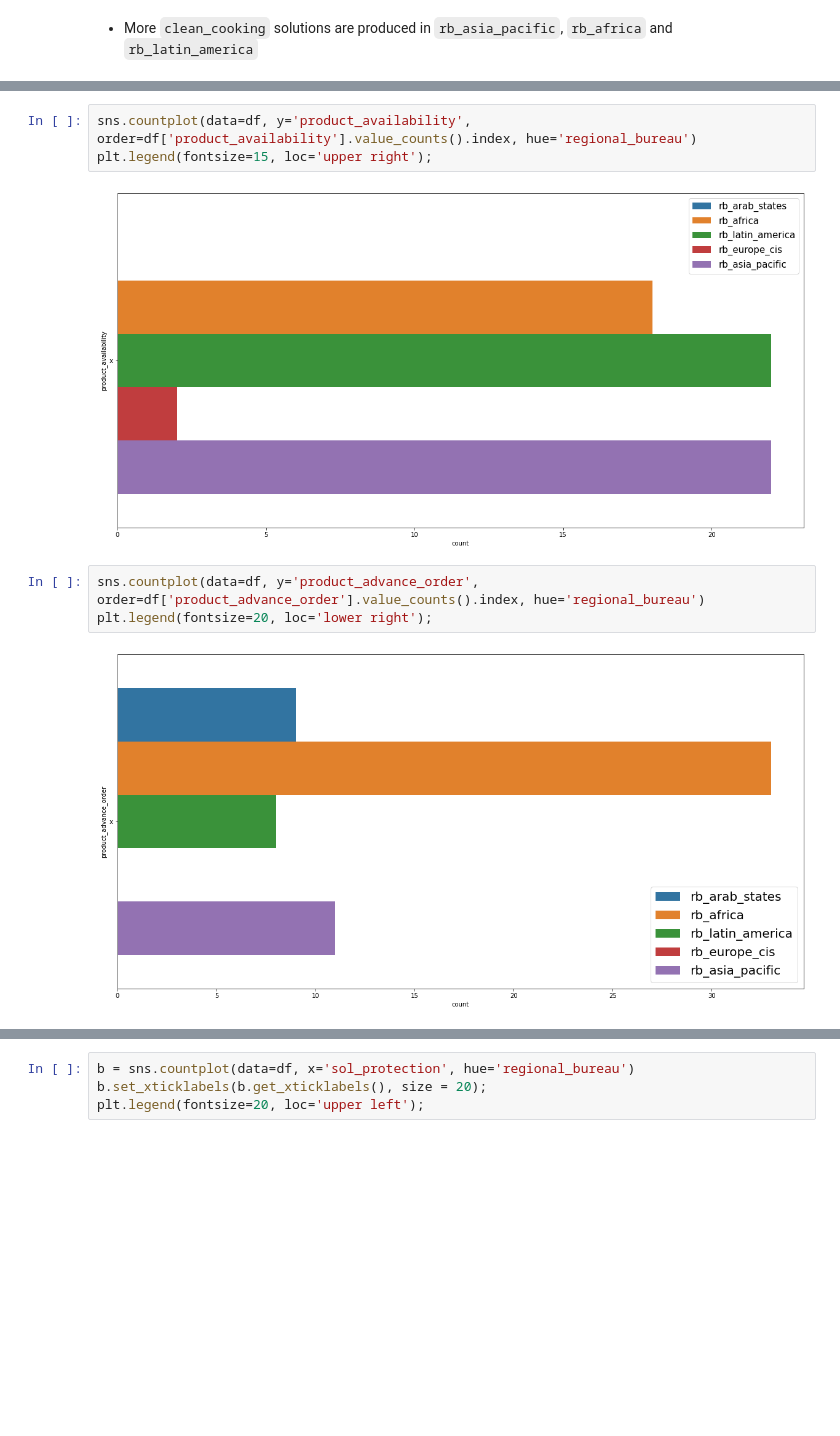
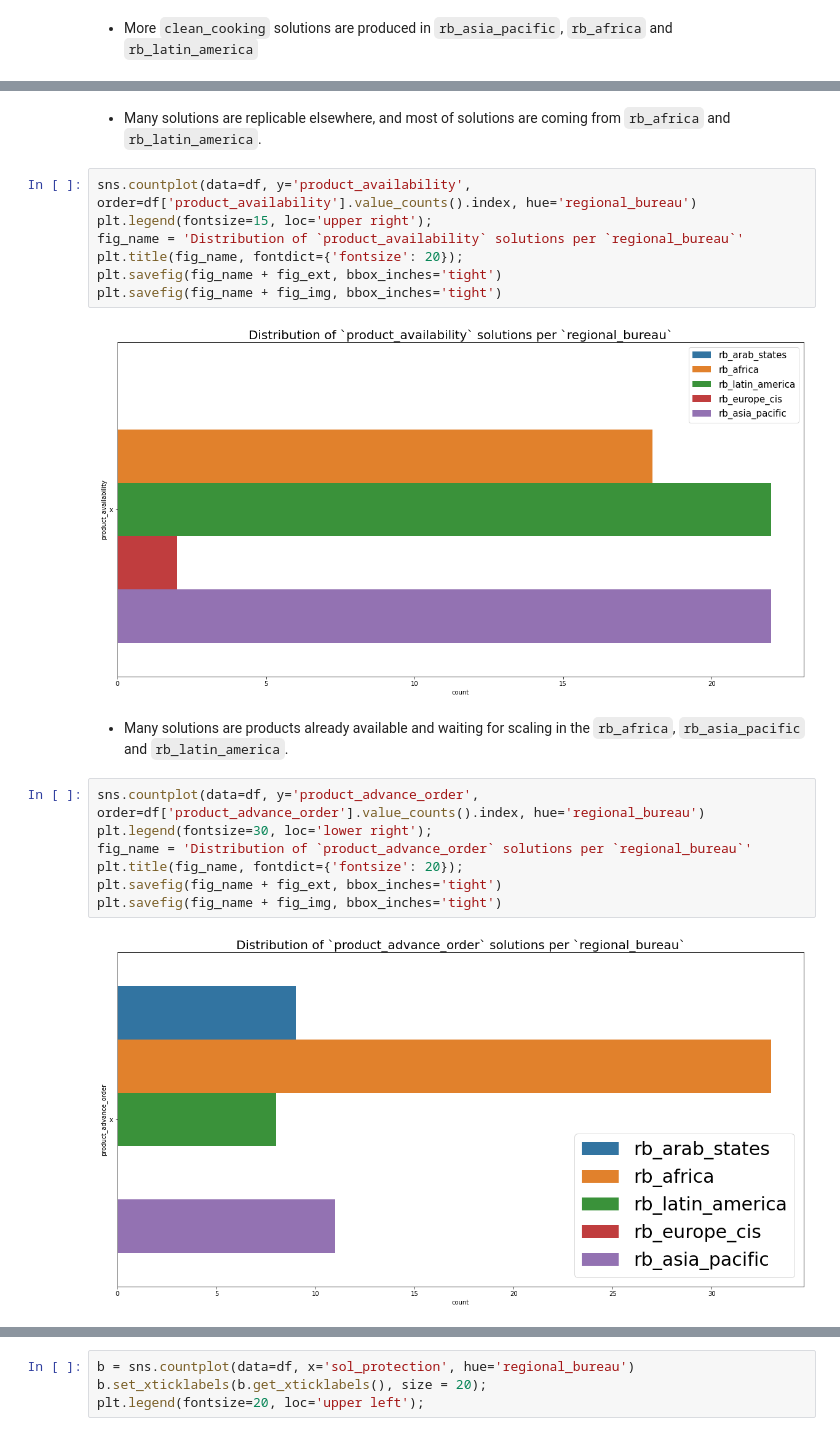
Before and after one commit to temajozias/UNDP-Accelerator-Labs-Network, a Jupyter notebook: UNDP-Accelerator-Labs-Network.ipynb, the cells around one changed output, grey strips where cells are left out. Drawn from its saved outputs; the diff is of its cells as text; blank space fills up the shorter version.

```diff
--- a/UNDP-Accelerator-Labs-Network.ipynb
+++ b/UNDP-Accelerator-Labs-Network.ipynb
@@ -789,10 +793,22 @@ plt.legend(fontsize=20, loc='upper right');
+# %% [markdown]
+- Many solutions are replicable elsewhere, and most of solutions are coming from `rb_africa` and `rb_latin_america`.
 # %%
 sns.countplot(data=df, y='product_availability', order=df['product_availability'].value_counts().index, hue='regional_bureau')
 plt.legend(fontsize=15, loc='upper right');
+fig_name = 'Distribution of `product_availability` solutions per `regional_bureau`'
+plt.title(fig_name, fontdict={'fontsize': 20});
+plt.savefig(fig_name + fig_ext, bbox_inches='tight')
+plt.savefig(fig_name + fig_img, bbox_inches='tight')
 # %% [output]
-[figure, old version]
+[figure, new version]
+# %% [markdown]
+- Many solutions are products already available and waiting for scaling in the `rb_africa`, `rb_asia_pacific` and `rb_latin_america`.
 # %%
 sns.countplot(data=df, y='product_advance_order', order=df['product_advance_order'].value_counts().index, hue='regional_bureau')
-plt.legend(fontsize=20, loc='lower right');
+plt.legend(fontsize=30, loc='lower right');
+fig_name = 'Distribution of `product_advance_order` solutions per `regional_bureau`'
+plt.title(fig_name, fontdict={'fontsize': 20});
+plt.savefig(fig_name + fig_ext, bbox_inches='tight')
+plt.savefig(fig_name + fig_img, bbox_inches='tight')
 # %% [output]
-[figure, old version]
+[figure, new version]
```
Also changed, not shown: parts of 24 cells of this notebook.
